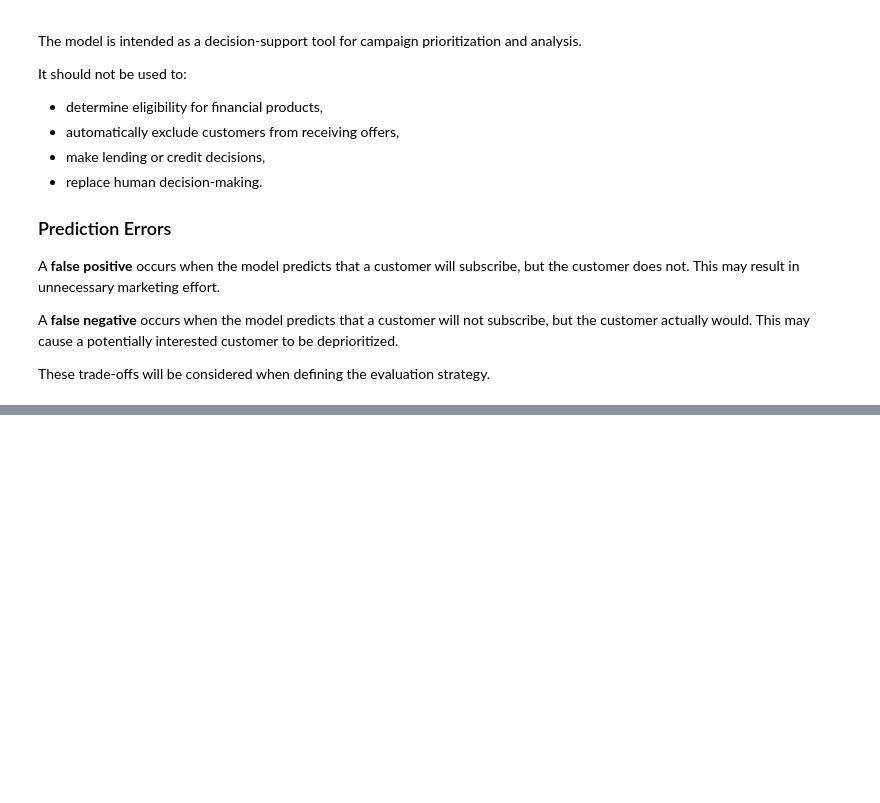
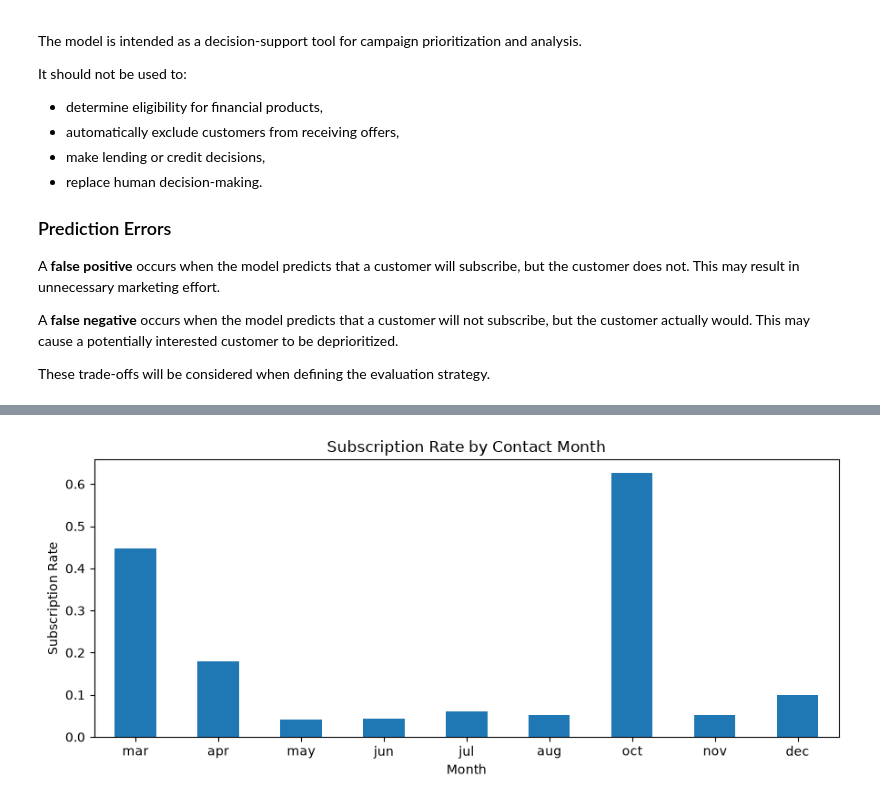
Before and after one commit to NourhanFarag/bank-marketing-subscription-prediction, a Jupyter notebook: notebooks/01_bank_marketing_analysis.ipynb, the cells around one changed output, grey strips where cells are left out. Cells and saved outputs as stored; diff of their text form; code cells hidden in the pictures; blank space fills up the shorter version.

```diff
--- a/notebooks/01_bank_marketing_analysis.ipynb
+++ b/notebooks/01_bank_marketing_analysis.ipynb
@@ -87,0 +557,7 @@ Decision-threshold analysis will be performed later using validation data rather
+# %%
+month_summary = category_subscription_summary(
+    dev_df,
+    "month"
+)
+
+month_summary
@@ -87,0 +576,28 @@ Decision-threshold analysis will be performed later using validation data rather
+# %%
+month_order = [
+    "mar", "apr", "may", "jun",
+    "jul", "aug", "sep", "oct",
+    "nov", "dec"
+]
+
+month_rates = (
+    month_summary
+    .reindex(month_order)
+    ["subscription_rate"]
+    .dropna()
+)
+
+ax = month_rates.plot(
+    kind="bar",
+    figsize=(9, 4)
+)
+
+ax.set_title("Subscription Rate by Contact Month")
+ax.set_xlabel("Month")
+ax.set_ylabel("Subscription Rate")
+
+plt.xticks(rotation=0)
+plt.tight_layout()
+plt.show()
+# %% [output]
+[figure, added]
```
Also changed, not shown: parts of 42 cells of this notebook.
